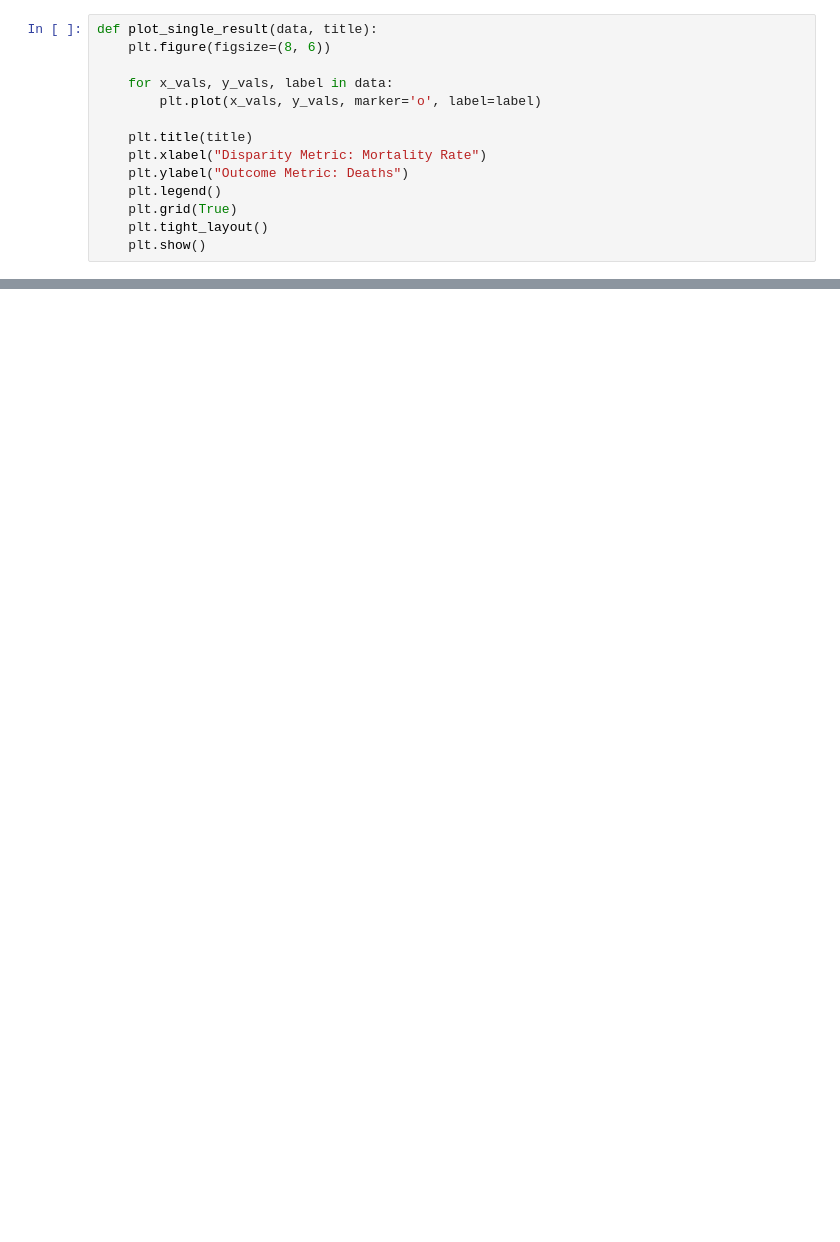
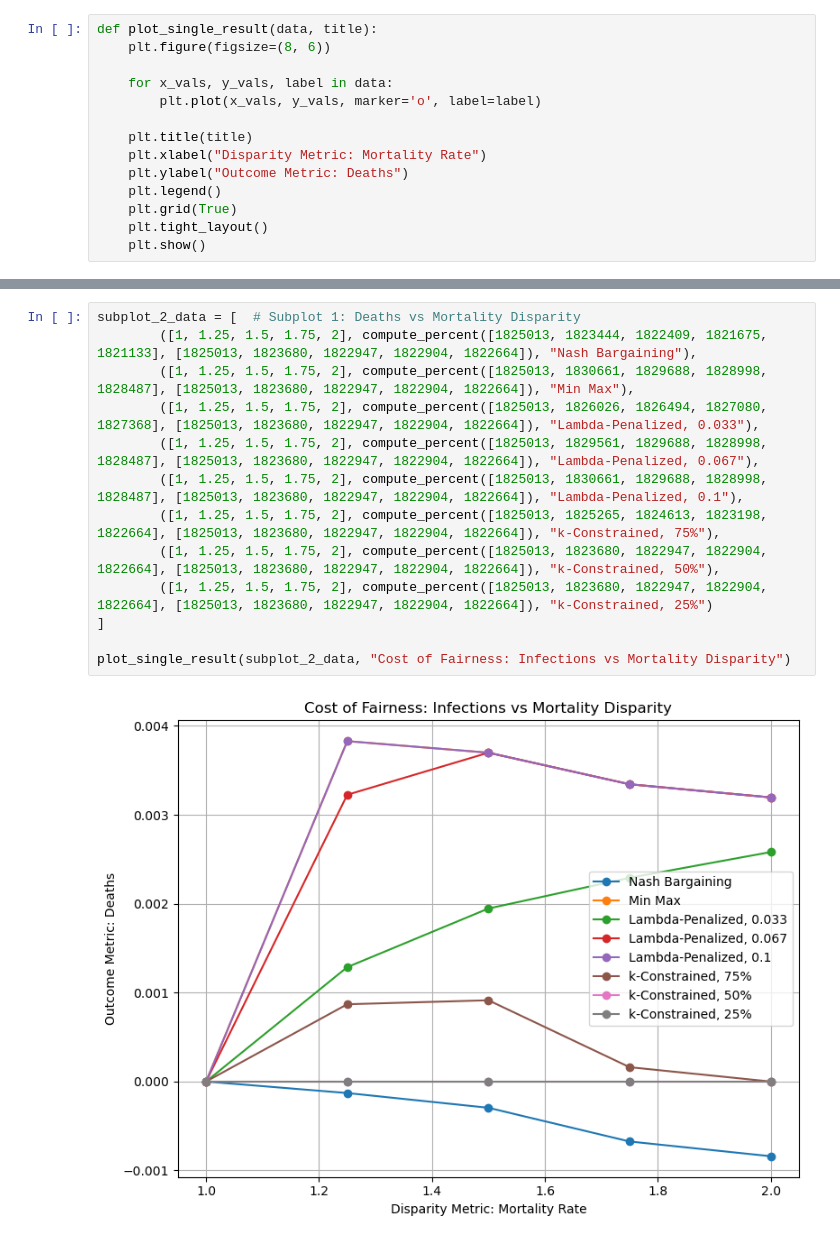
Before and after one commit to grace-ylin/Modelling-Disease-Transmission, a Jupyter notebook: Result_Visualization.ipynb, the cells around one changed output, grey strips where cells are left out. Cells and saved outputs as stored; diff of their text form; blank space fills up the shorter version.

```diff
--- a/Result_Visualization.ipynb
+++ b/Result_Visualization.ipynb
@@ -57,0 +87,15 @@ plot_single_result(subplot_1_data, "Cost of Fairness: Deaths vs Mortality Dispar
+# %%
+subplot_2_data = [  # Subplot 1: Deaths vs Mortality Disparity
+        ([1, 1.25, 1.5, 1.75, 2], compute_percent([1825013, 1823444, 1822409, 1821675, 1821133], [1825013, 1823680, 1822947, 1822904, 1822664]), "Nash Bargaining"),
+        ([1, 1.25, 1.5, 1.75, 2], compute_percent([1825013, 1830661, 1829688, 1828998, 1828487], [1825013, 1823680, 1822947, 1822904, 1822664]), "Min Max"),
+        ([1, 1.25, 1.5, 1.75, 2], compute_percent([1825013, 1826026, 1826494, 1827080, 1827368], [1825013, 1823680, 1822947, 1822904, 1822664]), "Lambda-Penalized, 0.033"),
+        ([1, 1.25, 1.5, 1.75, 2], compute_percent([1825013, 1829561, 1829688, 1828998, 1828487], [1825013, 1823680, 1822947, 1822904, 1822664]), "Lambda-Penalized, 0.067"),
+        ([1, 1.25, 1.5, 1.75, 2], compute_percent([1825013, 1830661, 1829688, 1828998, 1828487], [1825013, 1823680, 1822947, 1822904, 1822664]), "Lambda-Penalized, 0.1"),
+        ([1, 1.25, 1.5, 1.75, 2], compute_percent([1825013, 1825265, 1824613, 1823198, 1822664], [1825013, 1823680, 1822947, 1822904, 1822664]), "k-Constrained, 75%"),
+        ([1, 1.25, 1.5, 1.75, 2], compute_percent([1825013, 1823680, 1822947, 1822904, 1822664], [1825013, 1823680, 1822947, 1822904, 1822664]), "k-Constrained, 50%"),
+        ([1, 1.25, 1.5, 1.75, 2], compute_percent([1825013, 1823680, 1822947, 1822904, 1822664], [1825013, 1823680, 1822947, 1822904, 1822664]), "k-Constrained, 25%")
+]
+
+plot_single_result(subplot_2_data, "Cost of Fairness: Infections vs Mortality Disparity")
+# %% [output]
+[figure, added]
```
Also changed, not shown: parts of 13 cells of this notebook, 11 other files.
